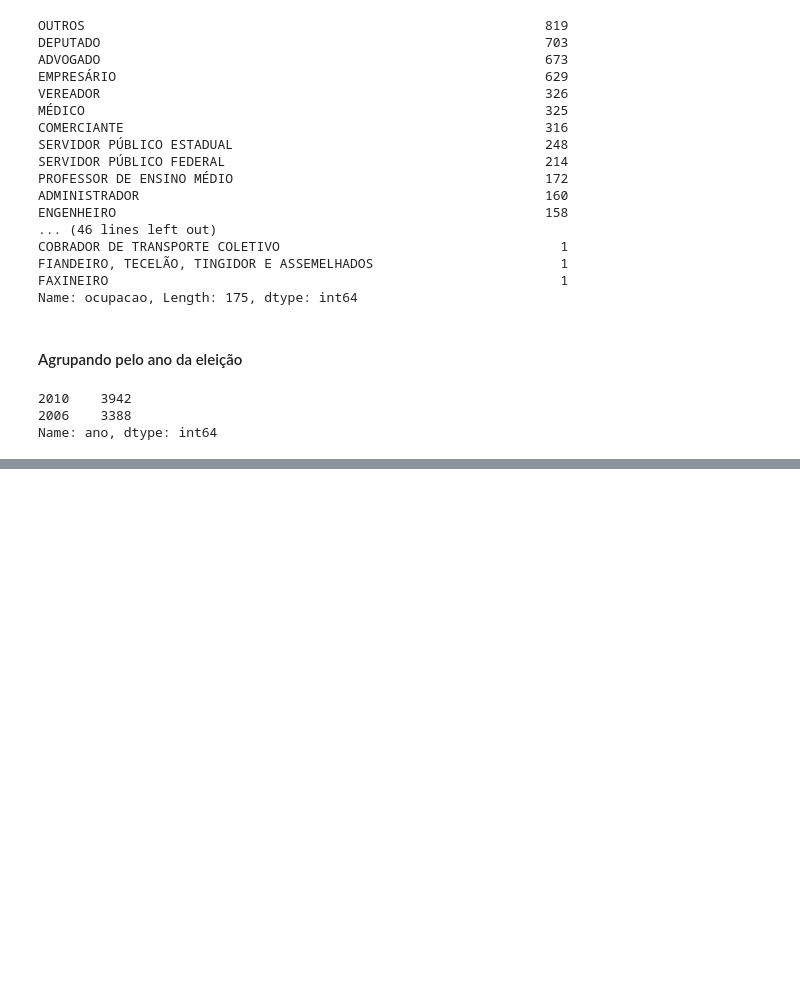
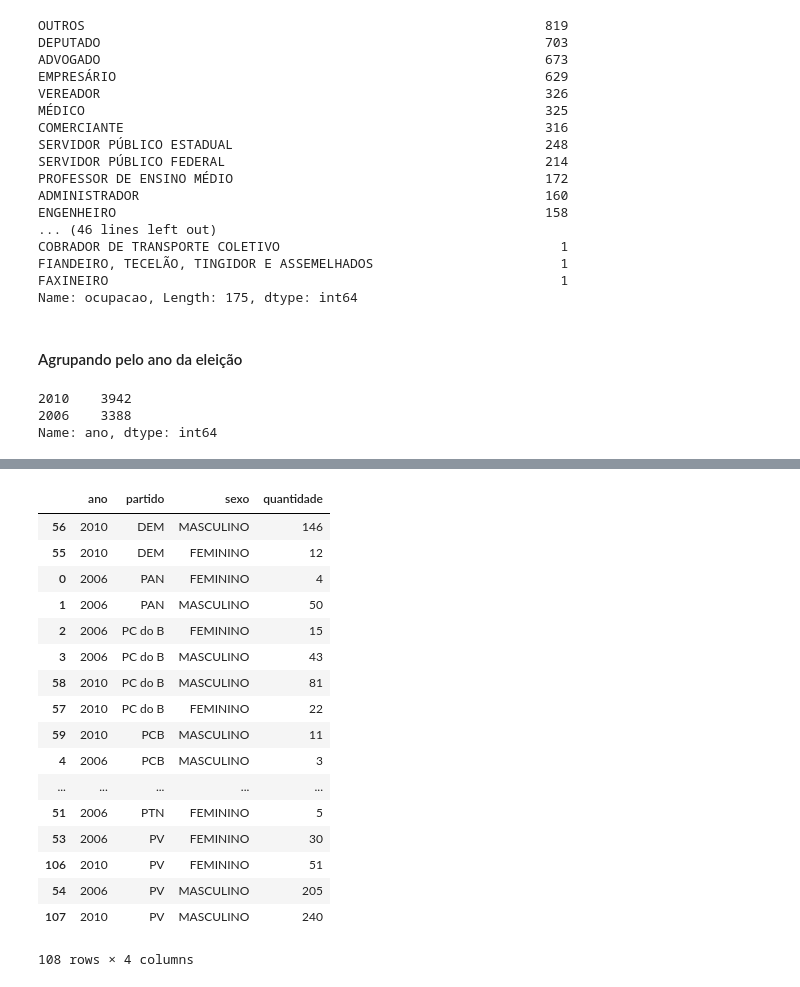
Before and after one commit to Lorenaps/estudando-python, a Jupyter notebook: pandas/pandas_eleicoes_2006_2010.ipynb, the cells around one changed output, grey strips where cells are left out. Drawn from its saved outputs; the diff is of its cells as text; code cells hidden in the pictures; blank space fills up the shorter version.

```diff
--- a/pandas/pandas_eleicoes_2006_2010.ipynb
+++ b/pandas/pandas_eleicoes_2006_2010.ipynb
@@ -186,0 +221,22 @@ Name: ano, dtype: int64
+# %%
+dist_sexo_partido = data.groupby(['ano', 'partido', 'sexo']).size().reset_index(name="quantidade")
+dist_sexo_partido.sort_values('partido')
+# %% [output]
+|  | ano | partido | sexo | quantidade |
+| 56 | 2010 | DEM | MASCULINO | 146 |
+| 55 | 2010 | DEM | FEMININO | 12 |
+| 0 | 2006 | PAN | FEMININO | 4 |
+| 1 | 2006 | PAN | MASCULINO | 50 |
+| 2 | 2006 | PC do B | FEMININO | 15 |
+| 3 | 2006 | PC do B | MASCULINO | 43 |
+| 58 | 2010 | PC do B | MASCULINO | 81 |
+| 57 | 2010 | PC do B | FEMININO | 22 |
+| 59 | 2010 | PCB | MASCULINO | 11 |
+| 4 | 2006 | PCB | MASCULINO | 3 |
+| ... | ... | ... | ... | ... |
+| 51 | 2006 | PTN | FEMININO | 5 |
+| 53 | 2006 | PV | FEMININO | 30 |
+| 106 | 2010 | PV | FEMININO | 51 |
+| 54 | 2006 | PV | MASCULINO | 205 |
+| 107 | 2010 | PV | MASCULINO | 240 |
+108 rows × 4 columns
```
Also changed, not shown: parts of 6 cells of this notebook.
